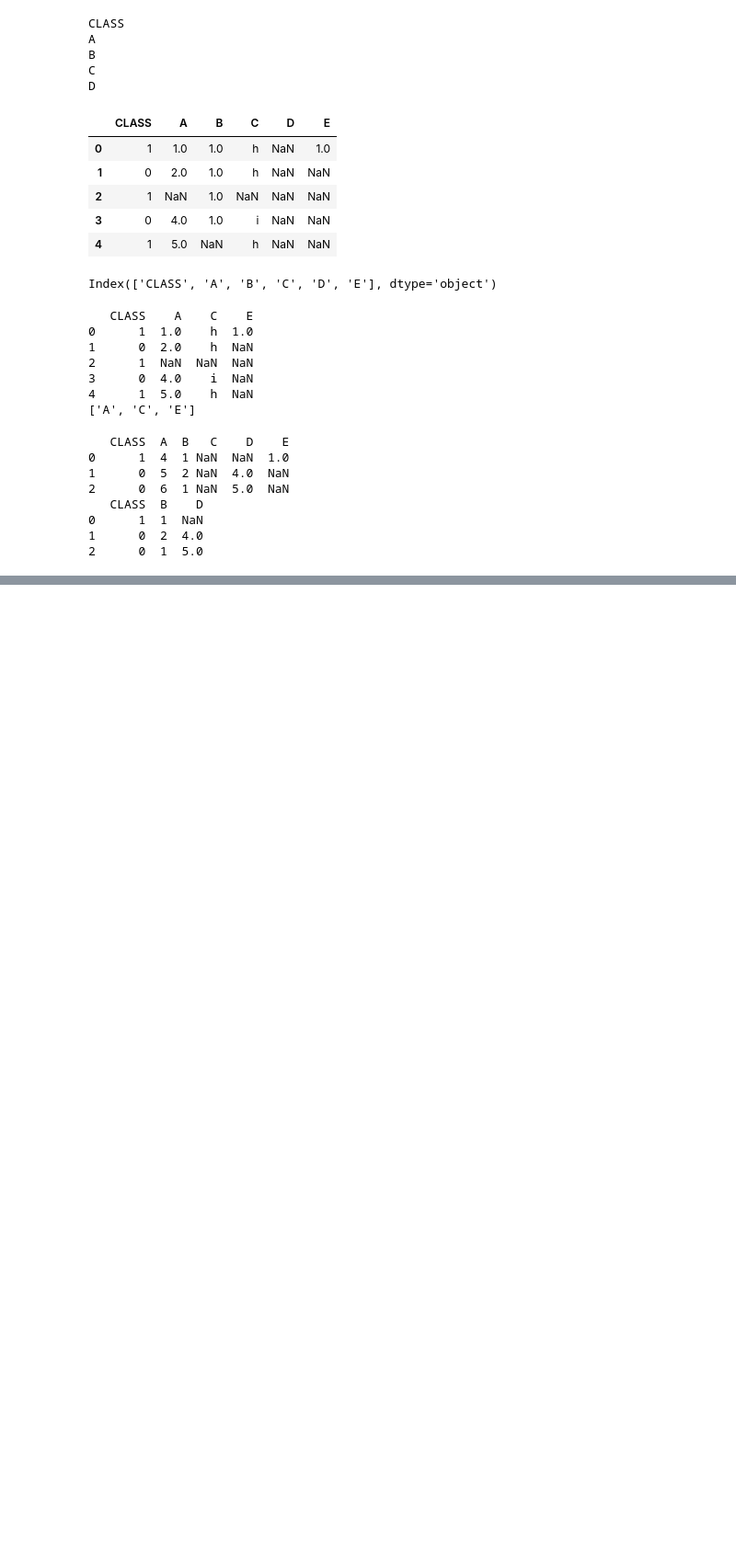
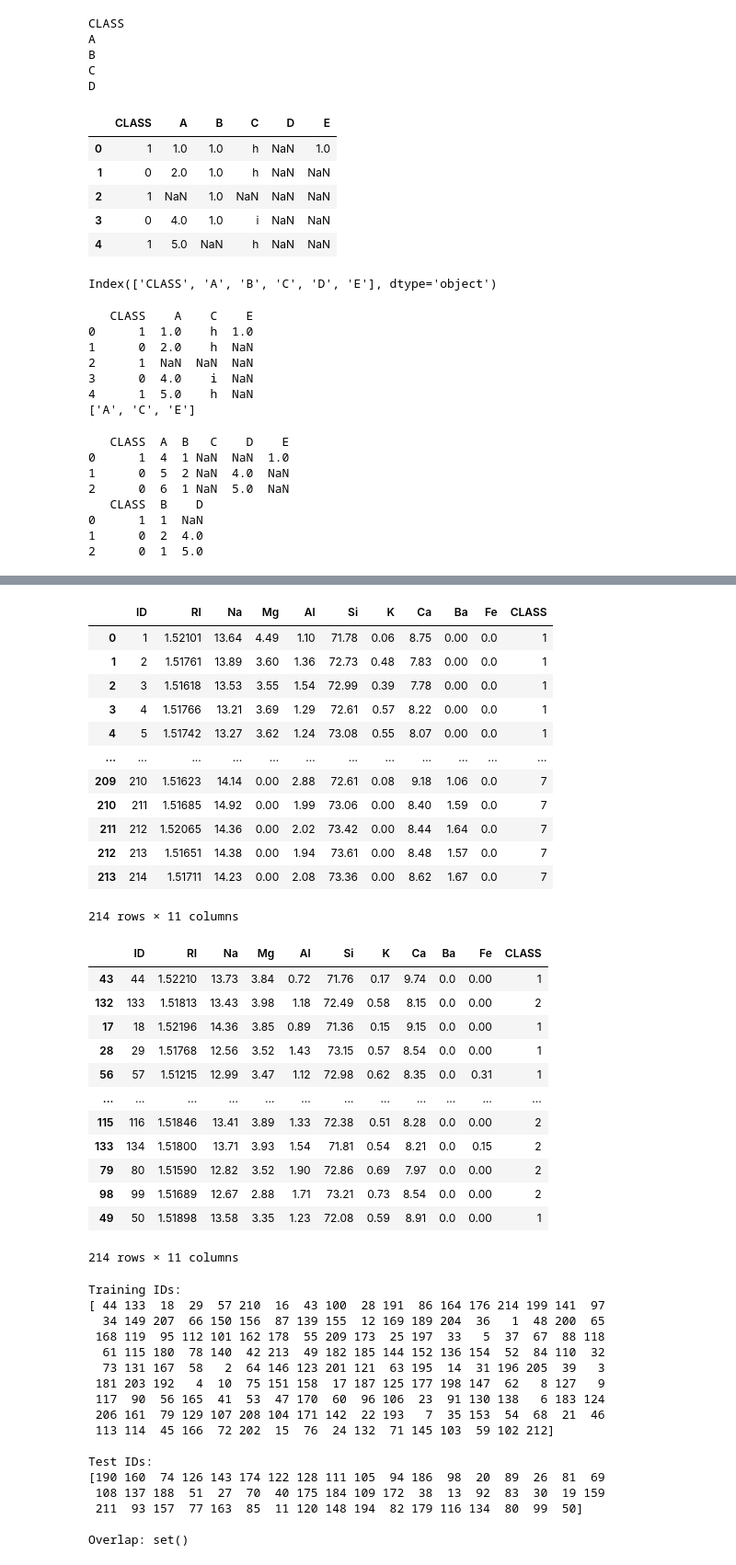
Before and after one commit to zzheng2020/ID2214-HT21-Programming-for-Data-Science, a Jupyter notebook: Assignment1/Assignment1-ZihengZhang.ipynb, the cells around one changed output, grey strips where cells are left out. Shown: that part at 92% size. Drawn from its saved outputs; the diff is of its cells as text; code cells hidden in the pictures; blank space fills up the shorter version.

```diff
--- a/Assignment1/Assignment1-ZihengZhang.ipynb
+++ b/Assignment1/Assignment1-ZihengZhang.ipynb
@@ -278,0 +691,69 @@ print("\nNo. of replaced missing values in test data:\n{}".format(anneal_test_im
+# %%
+def split(dataframe, testfraction=0.5):
+
+    df = dataframe.copy()
+    # display(df)
+
+    df_random = df.reindex(np.random.permutation(df.index))
+    # display(df_random)
+
+    trainingdf = df_random[0: int((1-testfraction)*df.shape[0])]
+    testdf = df_random[int((1-testfraction)*df.shape[0])+1 : df.shape[0]]
+
+    return trainingdf, testdf
+# %%
+# Test your code  (leave this part unchanged)
+
+glass_df = pd.read_csv("glass.csv")
+
+glass_train, glass_test = split(glass_df,testfraction=0.25)
+
+print("Training IDs:\n{}".format(glass_train["ID"].values))
+
+print("\nTest IDs:\n{}".format(glass_test["ID"].values))
+
+print("\nOverlap: {}".format(set(glass_train["ID"]).intersection(set(glass_test["ID"]))))
+# %% [output]
+|  | ID | RI | Na | Mg | Al | Si | K | Ca | Ba | Fe | CLASS |
+| 0 | 1 | 1.52101 | 13.64 | 4.49 | 1.10 | 71.78 | 0.06 | 8.75 | 0.00 | 0.0 | 1 |
+| 1 | 2 | 1.51761 | 13.89 | 3.60 | 1.36 | 72.73 | 0.48 | 7.83 | 0.00 | 0.0 | 1 |
+| 2 | 3 | 1.51618 | 13.53 | 3.55 | 1.54 | 72.99 | 0.39 | 7.78 | 0.00 | 0.0 | 1 |
+| 3 | 4 | 1.51766 | 13.21 | 3.69 | 1.29 | 72.61 | 0.57 | 8.22 | 0.00 | 0.0 | 1 |
+| 4 | 5 | 1.51742 | 13.27 | 3.62 | 1.24 | 73.08 | 0.55 | 8.07 | 0.00 | 0.0 | 1 |
+| ... | ... | ... | ... | ... | ... | ... | ... | ... | ... | ... | ... |
+| 209 | 210 | 1.51623 | 14.14 | 0.00 | 2.88 | 72.61 | 0.08 | 9.18 | 1.06 | 0.0 | 7 |
+| 210 | 211 | 1.51685 | 14.92 | 0.00 | 1.99 | 73.06 | 0.00 | 8.40 | 1.59 | 0.0 | 7 |
+| 211 | 212 | 1.52065 | 14.36 | 0.00 | 2.02 | 73.42 | 0.00 | 8.44 | 1.64 | 0.0 | 7 |
+| 212 | 213 | 1.51651 | 14.38 | 0.00 | 1.94 | 73.61 | 0.00 | 8.48 | 1.57 | 0.0 | 7 |
+| 213 | 214 | 1.51711 | 14.23 | 0.00 | 2.08 | 73.36 | 0.00 | 8.62 | 1.67 | 0.0 | 7 |
+214 rows × 11 columns
+|  | ID | RI | Na | Mg | Al | Si | K | Ca | Ba | Fe | CLASS |
+| 43 | 44 | 1.52210 | 13.73 | 3.84 | 0.72 | 71.76 | 0.17 | 9.74 | 0.0 | 0.00 | 1 |
+| 132 | 133 | 1.51813 | 13.43 | 3.98 | 1.18 | 72.49 | 0.58 | 8.15 | 0.0 | 0.00 | 2 |
+| 17 | 18 | 1.52196 | 14.36 | 3.85 | 0.89 | 71.36 | 0.15 | 9.15 | 0.0 | 0.00 | 1 |
+| 28 | 29 | 1.51768 | 12.56 | 3.52 | 1.43 | 73.15 | 0.57 | 8.54 | 0.0 | 0.00 | 1 |
+| 56 | 57 | 1.51215 | 12.99 | 3.47 | 1.12 | 72.98 | 0.62 | 8.35 | 0.0 | 0.31 | 1 |
+| ... | ... | ... | ... | ... | ... | ... | ... | ... | ... | ... | ... |
+| 115 | 116 | 1.51846 | 13.41 | 3.89 | 1.33 | 72.38 | 0.51 | 8.28 | 0.0 | 0.00 | 2 |
+| 133 | 134 | 1.51800 | 13.71 | 3.93 | 1.54 | 71.81 | 0.54 | 8.21 | 0.0 | 0.15 | 2 |
+| 79 | 80 | 1.51590 | 12.82 | 3.52 | 1.90 | 72.86 | 0.69 | 7.97 | 0.0 | 0.00 | 2 |
+| 98 | 99 | 1.51689 | 12.67 | 2.88 | 1.71 | 73.21 | 0.73 | 8.54 | 0.0 | 0.00 | 2 |
+| 49 | 50 | 1.51898 | 13.58 | 3.35 | 1.23 | 72.08 | 0.59 | 8.91 | 0.0 | 0.00 | 1 |
+214 rows × 11 columns
+Training IDs:
+[ 44 133  18  29  57 210  16  43 100  28 191  86 164 176 214 199 141  97
+  34 149 207  66 150 156  87 139 155  12 169 189 204  36   1  48 200  65
+ 168 119  95 112 101 162 178  55 209 173  25 197  33   5  37  67  88 118
+  61 115 180  78 140  42 213  49 182 185 144 152 136 154  52  84 110  32
+  73 131 167  58   2  64 146 123 201 121  63 195  14  31 196 205  39   3
+ 181 203 192   4  10  75 151 158  17 187 125 177 198 147  62   8 127   9
+ 117  90  56 165  41  53  47 170  60  96 106  23  91 130 138   6 183 124
+ 206 161  79 129 107 208 104 171 142  22 193   7  35 153  54  68  21  46
+ 113 114  45 166  72 202  15  76  24 132  71 145 103  59 102 212]
+
+Test IDs:
+[190 160  74 126 143 174 122 128 111 105  94 186  98  20  89  26  81  69
+ 108 137 188  51  27  70  40 175 184 109 172  38  13  92  83  30  19 159
+ 211  93 157  77 163  85  11 120 148 194  82 179 116 134  80  99  50]
+
+Overlap: set()
```
Also changed, not shown: parts of 18 cells of this notebook, 10 other files.
